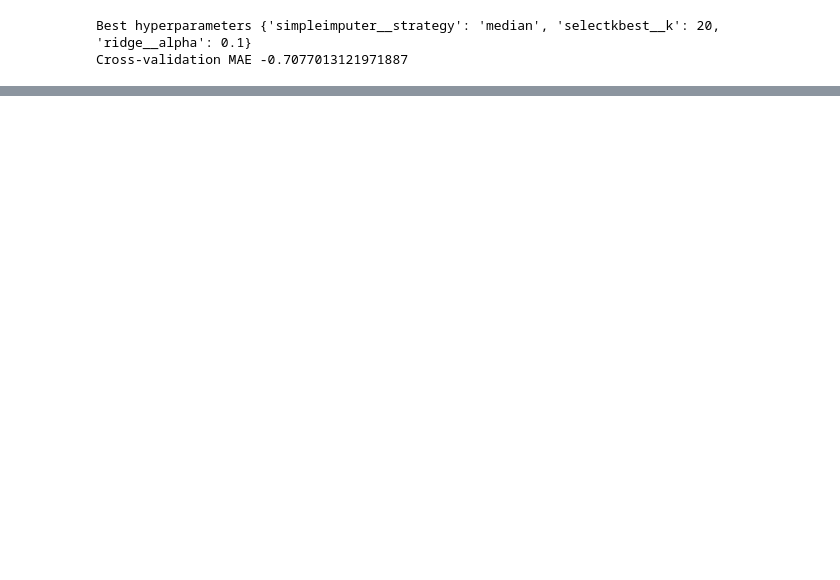
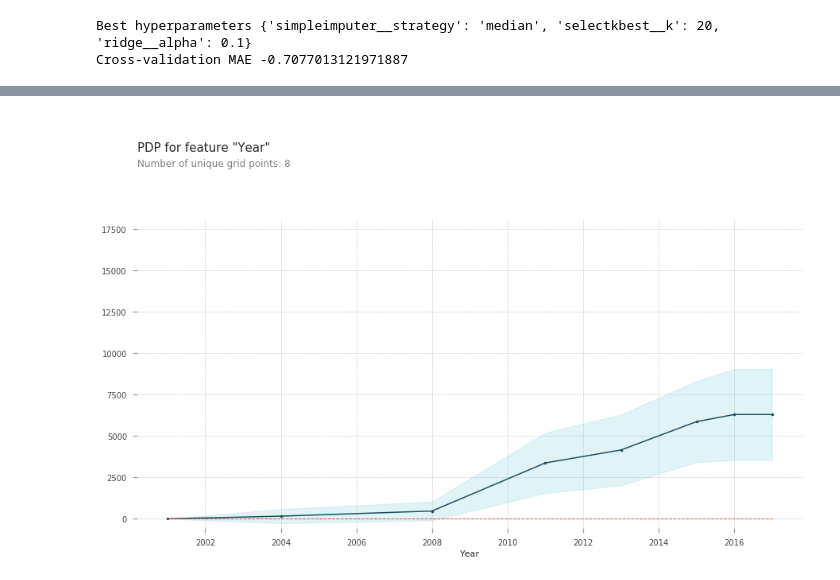
Before and after one commit to e-pyrom/Build-Project-MSRP-Pred, a Jupyter notebook: Build_2_Car_MSRP_Predictions.ipynb, the cells around one changed output, grey strips where cells are left out. Cells and saved outputs as stored; diff of their text form; code cells hidden in the pictures; blank space fills up the shorter version.

```diff
--- a/Build_2_Car_MSRP_Predictions.ipynb
+++ b/Build_2_Car_MSRP_Predictions.ipynb
@@ -629,3 +685,0 @@ Accuracy 0.8926681565763431
-# %%
-pipeline.fit(X_train, y_train)
-print('Accuracy', pipeline.score(X_val, y_val))
@@ -633,0 +686,15 @@ Accuracy 0.8926681565763431
+# %%
+#Gradient Boosting Regressor
+
+from sklearn.metrics import r2_score
+from xgboost import XGBRegressor
+
+gb = make_pipeline(
+    ce.OrdinalEncoder(),
+    XGBRegressor(n_estimatores=200, objectives='reg:squarederror', n_jobs=-1)
+)
+
+gb.fit(X_train, y_train)
+
+y_pred = gb.predict(X_val)
+print('Gradient Boosting R^2', r2_score(y_val, y_pred))
@@ -633,0 +704,3 @@ Accuracy 0.8926681565763431
+# %%
+import matplotlib.pyplot as plt
+plt.rcParams['figure.dpi']=72
@@ -633,0 +728,15 @@ Accuracy 0.8926681565763431
+# %%
+from pdpbox.pdp import pdp_isolate, pdp_plot
+
+feature='Year'
+
+isolated = pdp_isolate(
+    model = gb,
+    dataset=X_val,
+    model_features=X_val.columns,
+    feature=feature
+)
+# %%
+pdp_plot(isolated, feature_name=feature);
+# %% [output]
+[figure, added]
```
Also changed, not shown: parts of 43 cells of this notebook.
